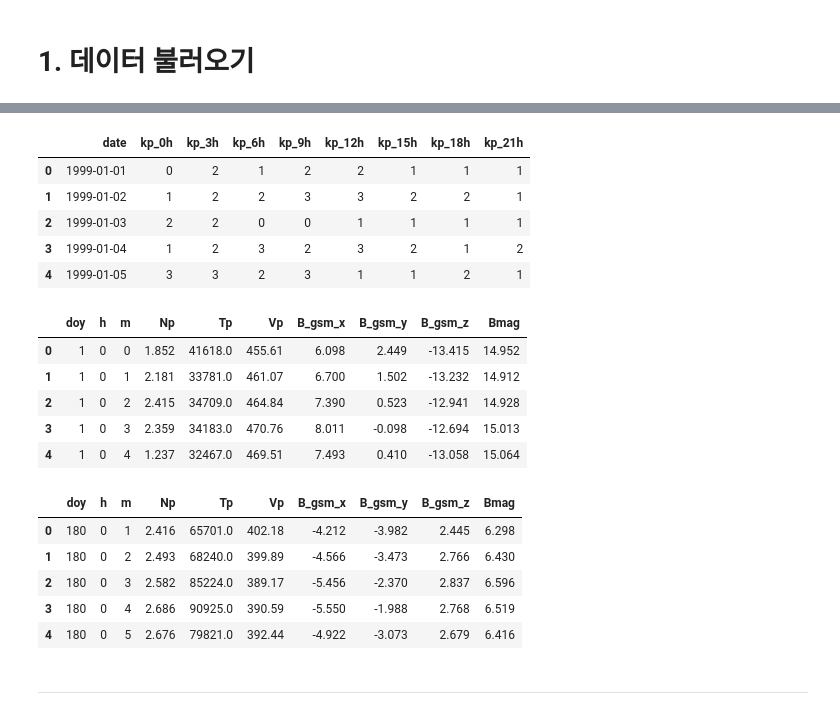
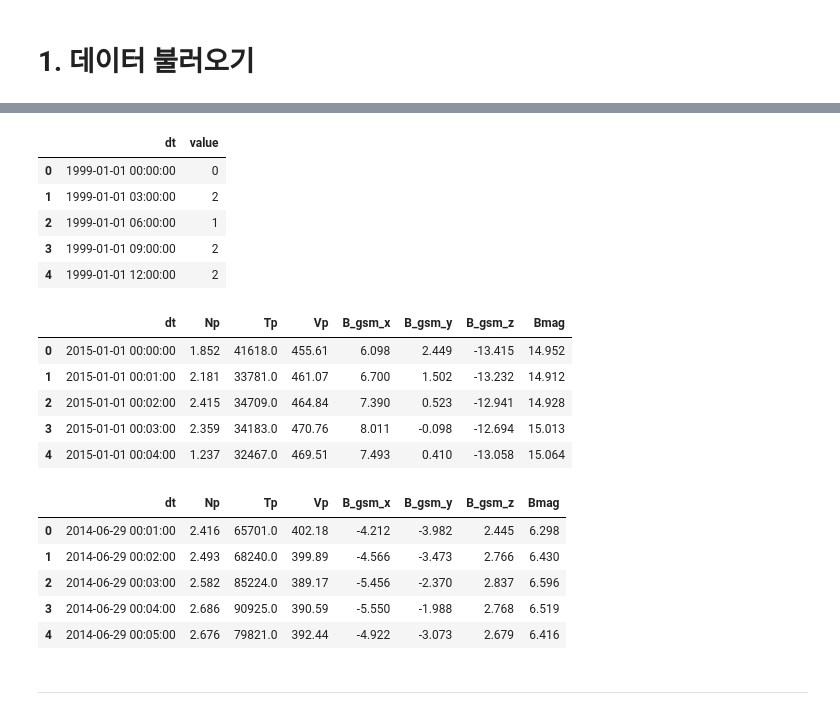
Before and after one commit to GDAI-inov/Space, a Jupyter notebook: 우주 .ipynb, the cells around one changed output, grey strips where cells are left out. Cells and saved outputs as stored; diff of their text form; code cells hidden in the pictures.

```diff
--- a/우주 .ipynb
+++ b/우주 .ipynb
@@ -66,39 +49,39 @@ ace[1999].head(25)
 # %%
 # 붙임1 지자기교란 예측모델 개발용 데이터셋_수정190820/지자기교란 지수
 
-target = pd.read_csv("kp_1999-2013.csv")
+target = pd.read_csv("proc_data/target.csv", parse_dates=['dt'])
 target.head()
 # %% [output]
-|  | date | kp_0h | kp_3h | kp_6h | kp_9h | kp_12h | kp_15h | kp_18h | kp_21h |
-| 0 | 1999-01-01 | 0 | 2 | 1 | 2 | 2 | 1 | 1 | 1 |
-| 1 | 1999-01-02 | 1 | 2 | 2 | 3 | 3 | 2 | 2 | 1 |
-| 2 | 1999-01-03 | 2 | 2 | 0 | 0 | 1 | 1 | 1 | 1 |
-| 3 | 1999-01-04 | 1 | 2 | 3 | 2 | 3 | 2 | 1 | 2 |
-| 4 | 1999-01-05 | 3 | 3 | 2 | 3 | 1 | 1 | 2 | 1 |
+|  | dt | value |
+| 0 | 1999-01-01 00:00:00 | 0 |
+| 1 | 1999-01-01 03:00:00 | 2 |
+| 2 | 1999-01-01 06:00:00 | 1 |
+| 3 | 1999-01-01 09:00:00 | 2 |
+| 4 | 1999-01-01 12:00:00 | 2 |
 # %%
 # 붙임2 AI 경진대회 문제(태양풍 데이터)
 
-problem = pd.read_csv("problem.csv")
+problem = pd.read_csv("proc_data/problem.csv", parse_dates=['dt'])
 problem.head()
 # %% [output]
-|  | doy | h | m | Np | Tp | Vp | B_gsm_x | B_gsm_y | B_gsm_z | Bmag |
-| 0 | 1 | 0 | 0 | 1.852 | 41618.0 | 455.61 | 6.098 | 2.449 | -13.415 | 14.952 |
-| 1 | 1 | 0 | 1 | 2.181 | 33781.0 | 461.07 | 6.700 | 1.502 | -13.232 | 14.912 |
-| 2 | 1 | 0 | 2 | 2.415 | 34709.0 | 464.84 | 7.390 | 0.523 | -12.941 | 14.928 |
-| 3 | 1 | 0 | 3 | 2.359 | 34183.0 | 470.76 | 8.011 | -0.098 | -12.694 | 15.013 |
-| 4 | 1 | 0 | 4 | 1.237 | 32467.0 | 469.51 | 7.493 | 0.410 | -13.058 | 15.064 |
+|  | dt | Np | Tp | Vp | B_gsm_x | B_gsm_y | B_gsm_z | Bmag |
+| 0 | 2015-01-01 00:00:00 | 1.852 | 41618.0 | 455.61 | 6.098 | 2.449 | -13.415 | 14.952 |
+| 1 | 2015-01-01 00:01:00 | 2.181 | 33781.0 | 461.07 | 6.700 | 1.502 | -13.232 | 14.912 |
+| 2 | 2015-01-01 00:02:00 | 2.415 | 34709.0 | 464.84 | 7.390 | 0.523 | -12.941 | 14.928 |
+| 3 | 2015-01-01 00:03:00 | 2.359 | 34183.0 | 470.76 | 8.011 | -0.098 | -12.694 | 15.013 |
+| 4 | 2015-01-01 00:04:00 | 1.237 | 32467.0 | 469.51 | 7.493 | 0.410 | -13.058 | 15.064 |
 # %%
 # 붙임5 추가 태양풍 데이터(과제문제의 전년도 6개월)
 
-additional = pd.read_csv("additional.csv", skiprows=14, delim_whitespace=True, names=problem.columns)
+additional = pd.read_csv("proc_data/additional.csv", parse_dates=['dt'])
 additional.head()
 # %% [output]
-|  | doy | h | m | Np | Tp | Vp | B_gsm_x | B_gsm_y | B_gsm_z | Bmag |
-| 0 | 180 | 0 | 1 | 2.416 | 65701.0 | 402.18 | -4.212 | -3.982 | 2.445 | 6.298 |
-| 1 | 180 | 0 | 2 | 2.493 | 68240.0 | 399.89 | -4.566 | -3.473 | 2.766 | 6.430 |
-| 2 | 180 | 0 | 3 | 2.582 | 85224.0 | 389.17 | -5.456 | -2.370 | 2.837 | 6.596 |
-| 3 | 180 | 0 | 4 | 2.686 | 90925.0 | 390.59 | -5.550 | -1.988 | 2.768 | 6.519 |
-| 4 | 180 | 0 | 5 | 2.676 | 79821.0 | 392.44 | -4.922 | -3.073 | 2.679 | 6.416 |
+|  | dt | Np | Tp | Vp | B_gsm_x | B_gsm_y | B_gsm_z | Bmag |
+| 0 | 2014-06-29 00:01:00 | 2.416 | 65701.0 | 402.18 | -4.212 | -3.982 | 2.445 | 6.298 |
+| 1 | 2014-06-29 00:02:00 | 2.493 | 68240.0 | 399.89 | -4.566 | -3.473 | 2.766 | 6.430 |
+| 2 | 2014-06-29 00:03:00 | 2.582 | 85224.0 | 389.17 | -5.456 | -2.370 | 2.837 | 6.596 |
+| 3 | 2014-06-29 00:04:00 | 2.686 | 90925.0 | 390.59 | -5.550 | -1.988 | 2.768 | 6.519 |
+| 4 | 2014-06-29 00:05:00 | 2.676 | 79821.0 | 392.44 | -4.922 | -3.073 | 2.679 | 6.416 |
 # %% [markdown]
 ---
 # %% [markdown]
```
Also changed, not shown: parts of 19 cells of this notebook.
